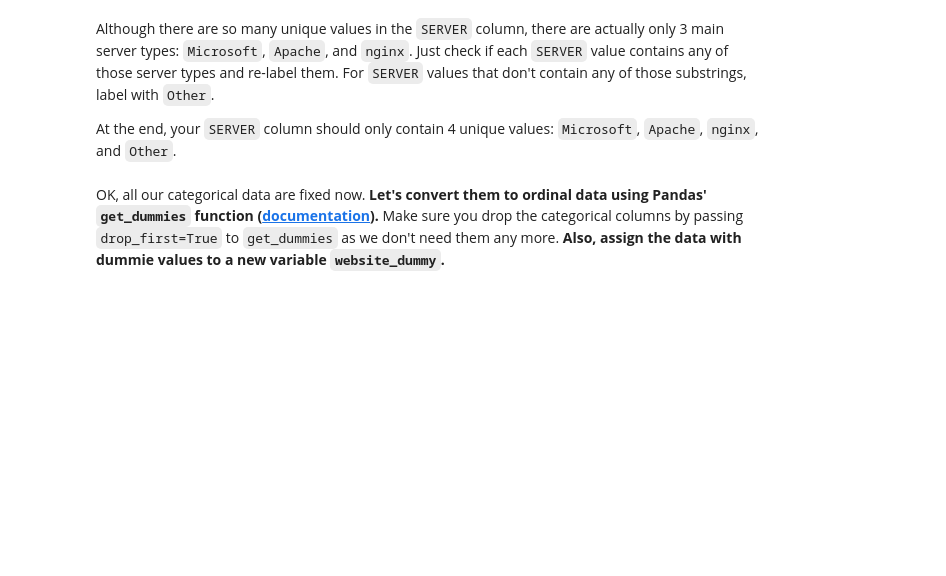
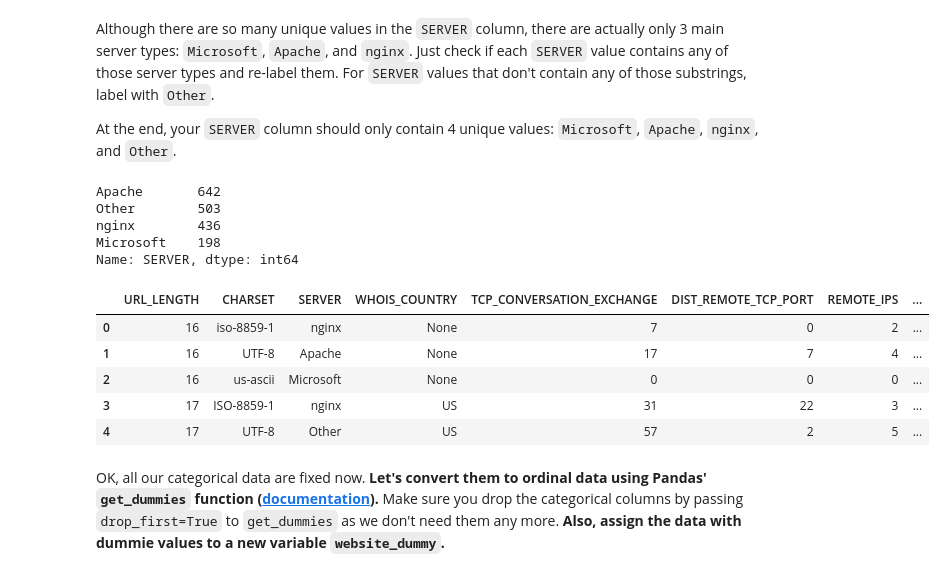
Before and after one commit to alejandrofrank/datamad0119, a Jupyter notebook: module-3/lab-supervised-learning/your-code/main.ipynb, the cells around one changed output. Saved outputs shown, nothing was run; the diff lists cells and outputs as text; code cells hidden in the pictures; blank space fills up the shorter version.

```diff
--- a/module-3/lab-supervised-learning/your-code/main.ipynb
+++ b/module-3/lab-supervised-learning/your-code/main.ipynb
@@ -271,0 +281,3 @@ websites['WHOIS_COUNTRY'].value_counts()
+# %%
+websites.loc[~websites['WHOIS_COUNTRY'].isin(list(websites['WHOIS_COUNTRY'].value_counts()[:10].index)), 'WHOIS_COUNTRY'] = "OTHER"
+websites['WHOIS_COUNTRY'].value_counts()
@@ -277,6 +302,7 @@ In addition, we will also drop `WHOIS_REGDATE` and `WHOIS_UPDATED_DATE`. These a
 #### In the next cell, drop `['WHOIS_STATEPRO', 'WHOIS_REGDATE', 'WHOIS_UPDATED_DATE']`.
 # %%
 # Your code here
+websites.drop(columns = ['WHOIS_STATEPRO','WHOIS_REGDATE', 'WHOIS_UPDATED_DATE'],inplace=True)
 # %% [markdown]
 # Challenge 5 - Handle Remaining Categorical Data & Convert to Ordinal
 
@@ -287,6 +332,7 @@ Now print the `dtypes` of the data again. Besides `WHOIS_COUNTRY` which we alrea
 #### `URL` is easy. We'll simply drop it because it has too many unique values that there's no way for us to consolidate.
 # %%
 # Your code here
+websites.drop(columns = ['URL'],inplace=True)
 # %% [markdown]
 #### Print the unique value counts of `CHARSET`. You see there are only a few unique values. So we can keep it as it is.
 # %%
@@ -310,5 +377,35 @@ At the end, your `SERVER` column should only contain 4 unique values: `Microsoft
+# %%
+# Your code here
+def filtroSV(x):
+    if 'icrosoft' in x:
+        server = 'Microsoft'
+    elif 'pache' in x:
+        server = 'Apache'
+    elif 'ginx' in x:
+        server = 'nginx'
+    else:
+        server = 'Other'
+    return server
+
+
+servers = ['Microsoft', 'Apache', 'nginx']
+websites['SERVER'] = websites['SERVER'].apply(lambda x: filtroSV(x))
 # %%
 # Count `SERVER` value counts here
+display(websites['SERVER'].value_counts())
+websites.head()
+# %% [output]
+Apache       642
+Other        503
+nginx        436
+Microsoft    198
+Name: SERVER, dtype: int64
+|  | URL_LENGTH | CHARSET | SERVER | WHOIS_COUNTRY | TCP_CONVERSATION_EXCHANGE | DIST_REMOTE_TCP_PORT | REMOTE_IPS | ... |
+| 0 | 16 | iso-8859-1 | nginx | None | 7 | 0 | 2 | ... |
+| 1 | 16 | UTF-8 | Apache | None | 17 | 7 | 4 | ... |
+| 2 | 16 | us-ascii | Microsoft | None | 0 | 0 | 0 | ... |
+| 3 | 17 | ISO-8859-1 | nginx | US | 31 | 22 | 3 | ... |
+| 4 | 17 | UTF-8 | Other | US | 57 | 2 | 5 | ... |
 # %% [markdown]
 OK, all our categorical data are fixed now. **Let's convert them to ordinal data using Pandas' `get_dummies` function ([documentation](https://pandas.pydata.org/pandas-docs/stable/generated/pandas.get_dummies.html)).** Make sure you drop the categorical columns by passing `drop_first=True` to `get_dummies` as we don't need them any more. **Also, assign the data with dummie values to a new variable `website_dummy`.**
 # %%
```
Also changed, not shown: parts of 15 cells of this notebook.
